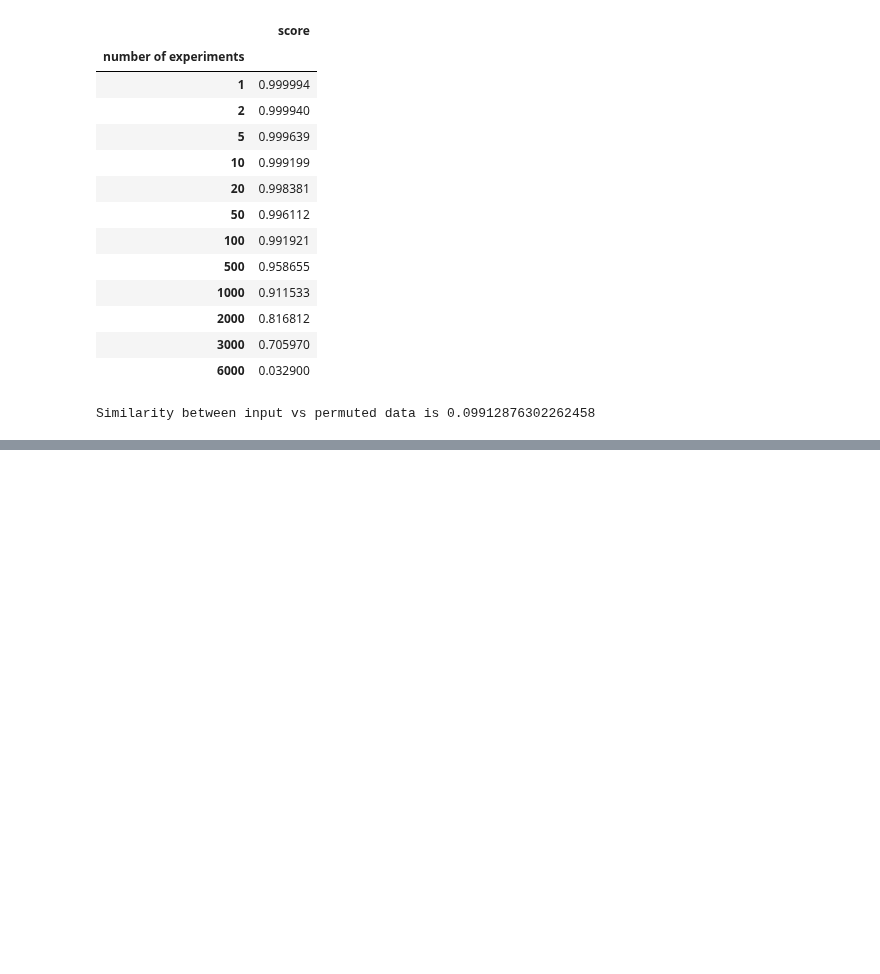
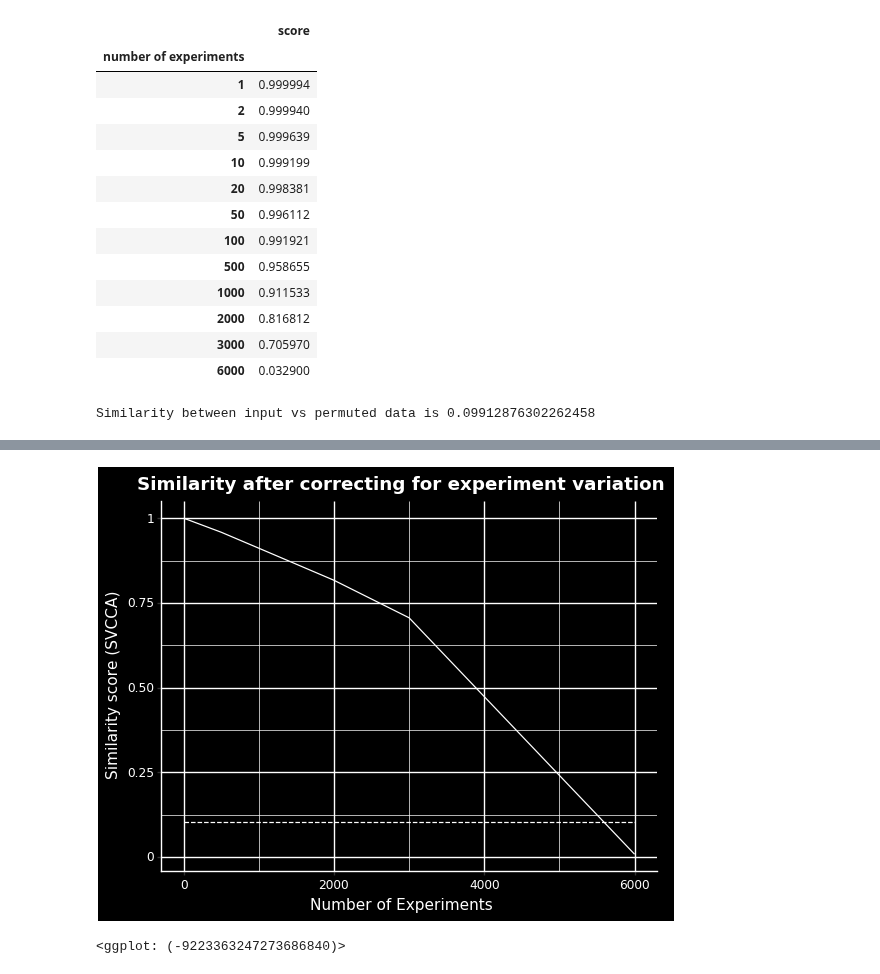
Before and after one commit to greenelab/simulate-expression-compendia, a Jupyter notebook: scripts/analysis_0/2A_correct_variation_added.ipynb, the cells around one changed output, grey strips where cells are left out. Drawn from its saved outputs; the diff is of its cells as text; code cells hidden in the pictures; blank space fills up the shorter version.

```diff
--- a/scripts/analysis_0/2A_correct_variation_added.ipynb
+++ b/scripts/analysis_0/2A_correct_variation_added.ipynb
@@ -78,6 +84,20 @@ svcca_file = os.path.join(
     "Batch_effects",
     "output",
     "analysis_0_svcca_correction.png")
+
+svcca_blk_file = os.path.join(
+    local_dir,
+    "Data",
+    "Batch_effects",
+    "output",
+    "analysis_0_svcca_correction_blk.png")
+
+similarity_corrected_file = os.path.join(
+    local_dir,
+    "Data",
+    "Batch_effects",
+    "output",
+    "analysis_0_similarity_corrected.pickle")
 # %% [markdown]
 ### Correct for added variation
 # %%
@@ -236,0 +257,29 @@ ggsave(plot=g, filename=svcca_file, dpi=300)
+# %%
+# Plot - black
+threshold = pd.DataFrame(
+    pd.np.tile(
+        permuted_score,
+        (len(lst_num_experiments), 1)),
+    index=lst_num_experiments,
+    columns=['score'])
+
+g = ggplot(similarity_score_df, aes(x=lst_num_experiments, y='score')) \
+    + geom_line(colour="white") \
+    + geom_line(aes(x=lst_num_experiments, y='score'), threshold, colour="white", linetype='dashed') \
+    + labs(x = "Number of Experiments",
+           y = "Similarity score (SVCCA)",
+           title = "Similarity after correcting for experiment variation") \
+    + theme(plot_title=element_text(weight='bold', colour="white"),
+            plot_background=element_rect(fill="black"),
+            panel_background=element_rect(fill="black"),
+            axis_title_x=element_text(colour="white"),
+            axis_title_y=element_text(colour="white"),
+            axis_line=element_line(color="white"),
+            axis_text=element_text(color="white")
+           )
+
+print(g)
+ggsave(plot=g, filename=svcca_blk_file, dpi=300)
+# %% [output]
+[figure, added]
+<ggplot: (-9223363247273686840)>
```
Also changed, not shown: parts of 3 cells of this notebook, 5 other files.
